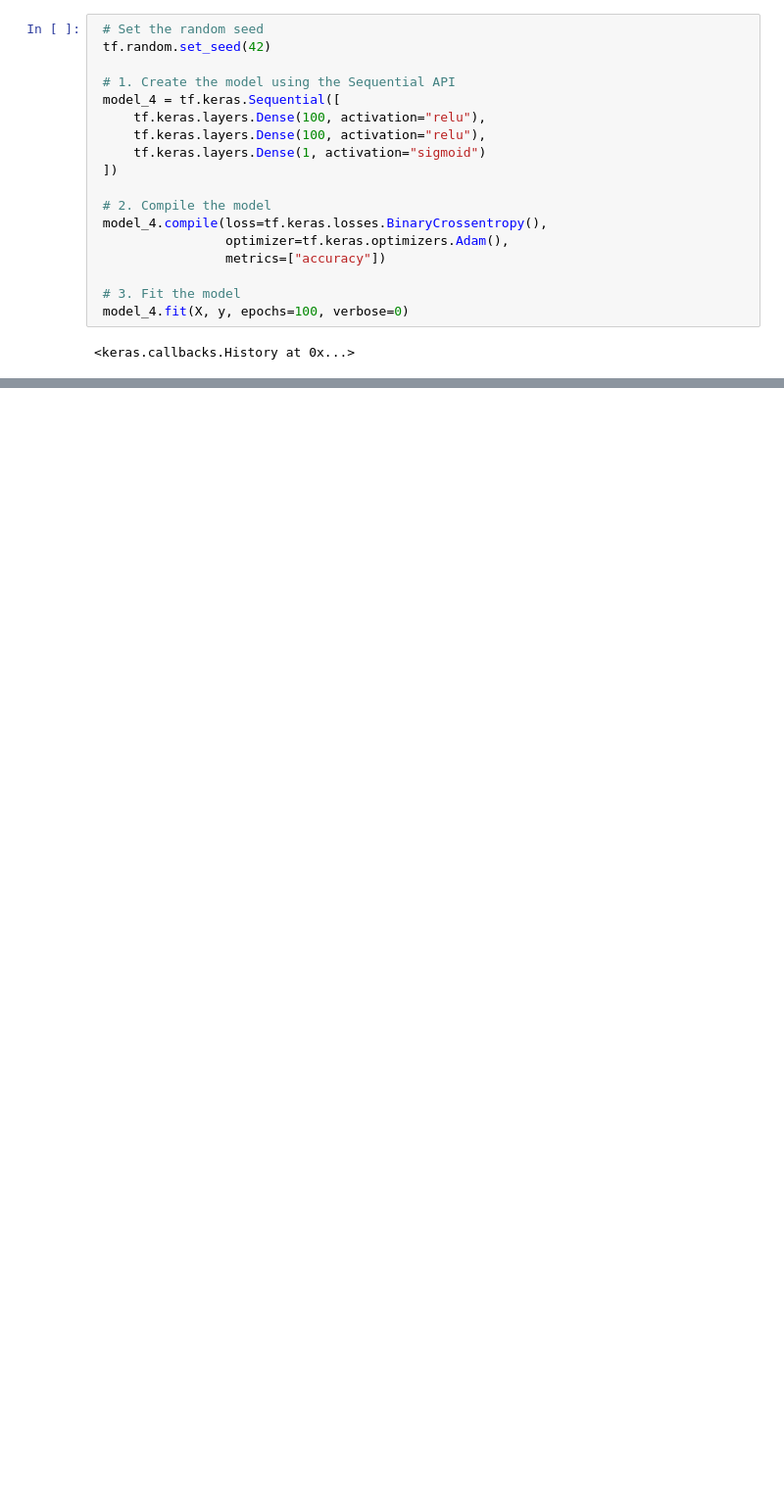
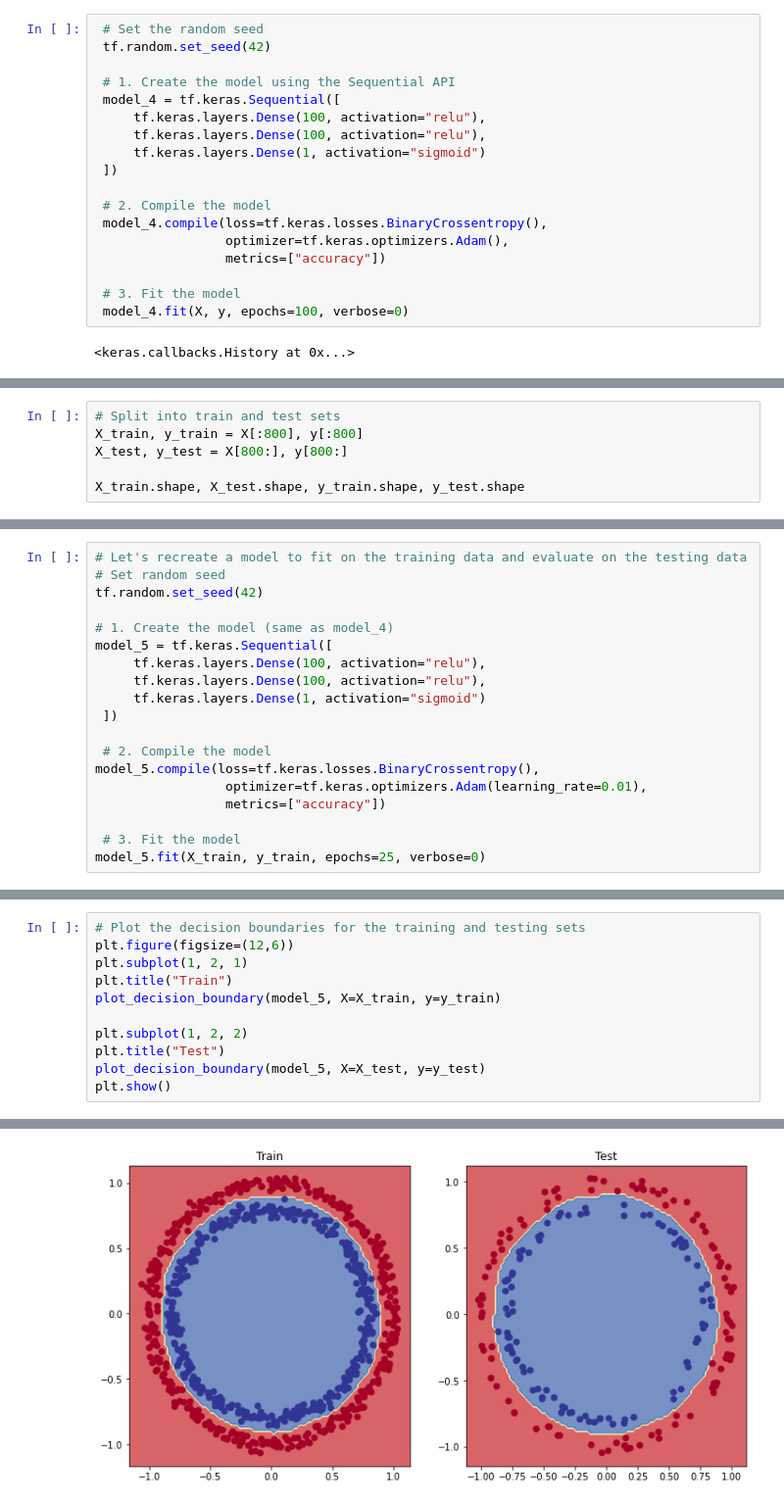
Before and after one commit to PabloJRW/TensorFlow_Developer_Certificate, a Jupyter notebook: Tensorflow_Classification.ipynb, the cells around one changed output, grey strips where cells are left out. Shown at 98% size. Drawn from its saved outputs; the diff is of its cells as text; blank space fills up the shorter version.

```diff
--- a/Tensorflow_Classification.ipynb
+++ b/Tensorflow_Classification.ipynb
@@ -267,0 +270,6 @@ doing binary classification
+# %%
+# Split into train and test sets
+X_train, y_train = X[:800], y[:800]
+X_test, y_test = X[800:], y[800:]
+
+X_train.shape, X_test.shape, y_train.shape, y_test.shape
@@ -267,0 +278,19 @@ doing binary classification
+# %%
+# Let's recreate a model to fit on the training data and evaluate on the testing data
+# Set random seed
+tf.random.set_seed(42)
+
+# 1. Create the model (same as model_4)
+model_5 = tf.keras.Sequential([
+     tf.keras.layers.Dense(100, activation="relu"),
+     tf.keras.layers.Dense(100, activation="relu"),
+     tf.keras.layers.Dense(1, activation="sigmoid")
+ ])
+
+ # 2. Compile the model
+model_5.compile(loss=tf.keras.losses.BinaryCrossentropy(),
+                 optimizer=tf.keras.optimizers.Adam(learning_rate=0.01),
+                 metrics=["accuracy"])
+
+ # 3. Fit the model
+model_5.fit(X_train, y_train, epochs=25, verbose=0)
@@ -267,0 +310,12 @@ doing binary classification
+# %%
+# Plot the decision boundaries for the training and testing sets
+plt.figure(figsize=(12,6))
+plt.subplot(1, 2, 1)
+plt.title("Train")
+plot_decision_boundary(model_5, X=X_train, y=y_train)
+
+plt.subplot(1, 2, 2)
+plt.title("Test")
+plot_decision_boundary(model_5, X=X_test, y=y_test)
+plt.show()
+# %% [output]
@@ -267,0 +326 @@ doing binary classification
+[figure, added]
```
Also changed, not shown: parts of 14 cells of this notebook.
